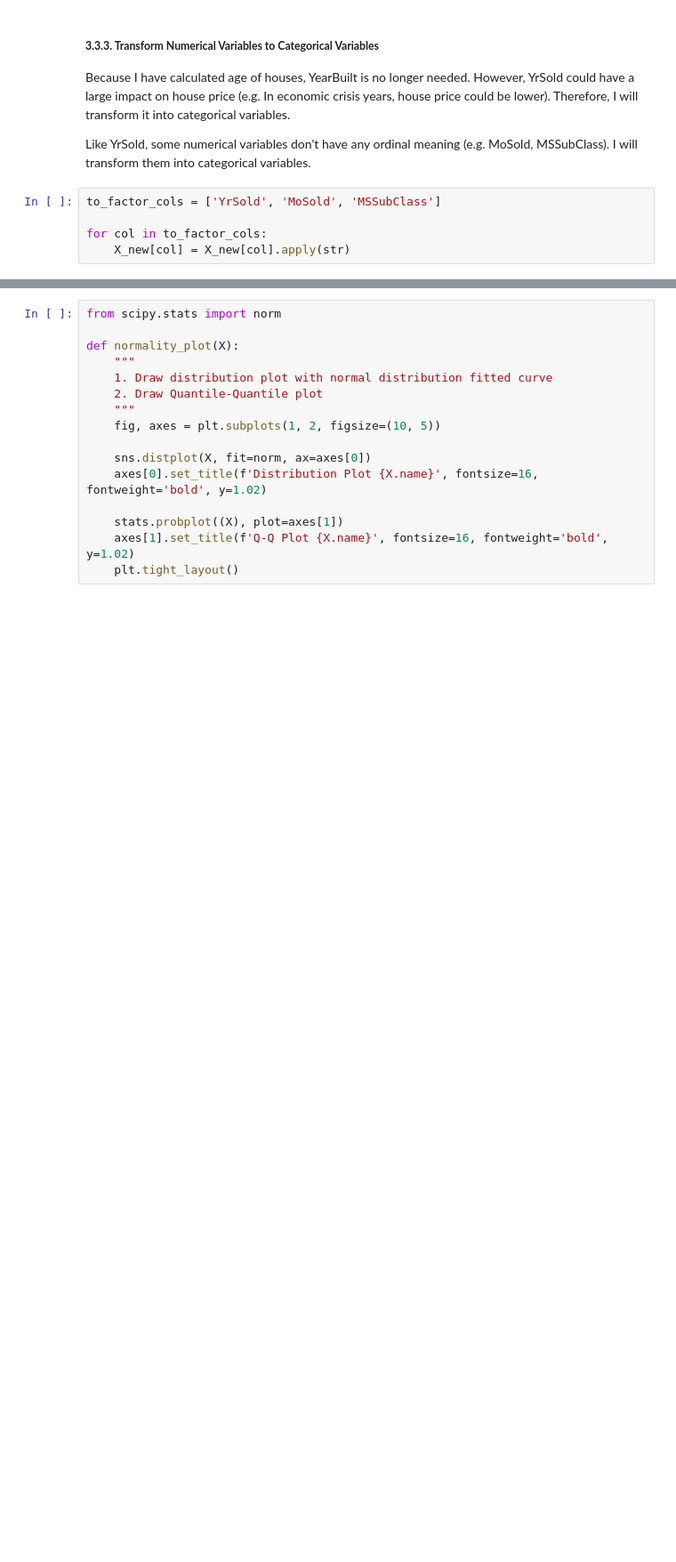
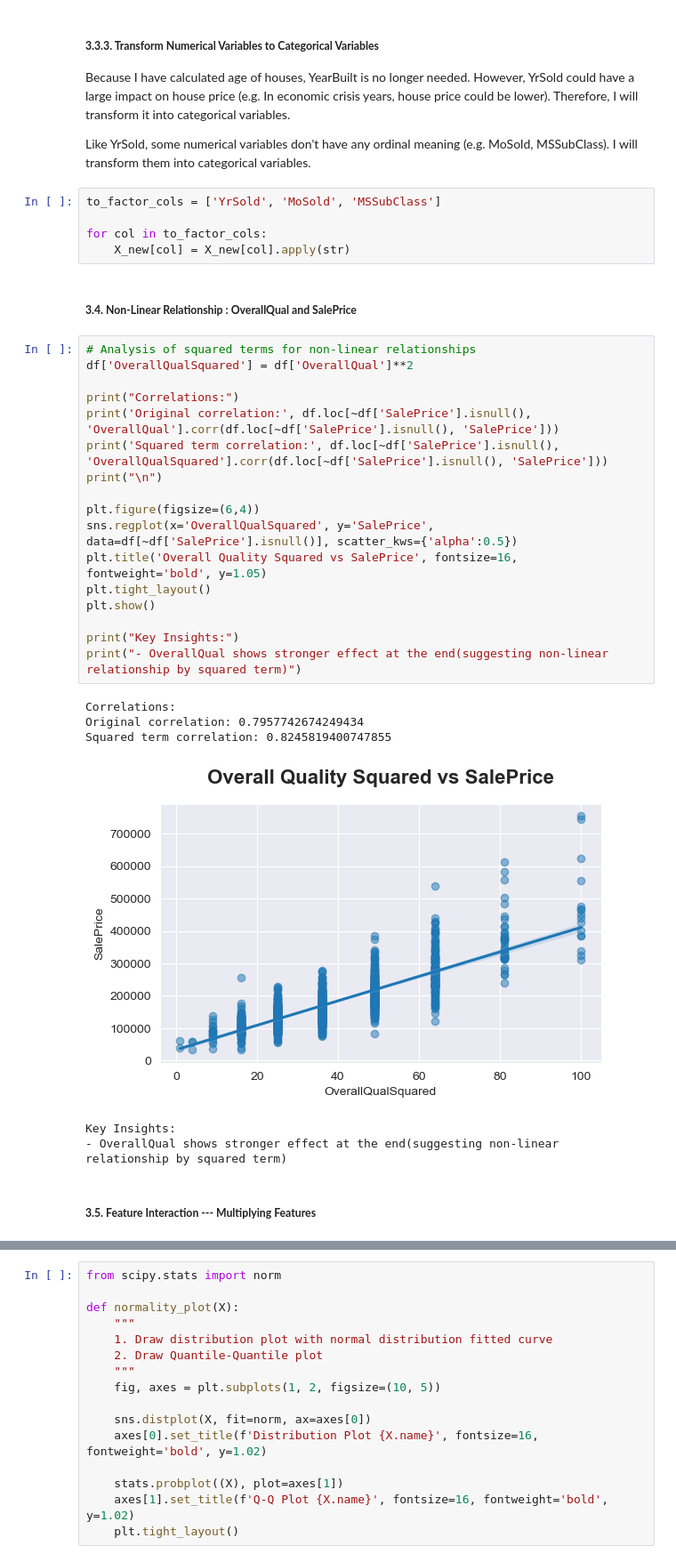
Before and after one commit to annugit1655/Real-Estate-Price-Prediction, a Jupyter notebook: Real-Estate-Price-Prediction/notebooks/house-price.ipynb, the cells around one changed output, grey strips where cells are left out. Shown at 89% size. Cells and saved outputs as stored; diff of their text form; blank space fills up the shorter version.

```diff
--- a/Real-Estate-Price-Prediction/notebooks/house-price.ipynb
+++ b/Real-Estate-Price-Prediction/notebooks/house-price.ipynb
@@ -695,4 +819,32 @@ to_factor_cols = ['YrSold', 'MoSold', 'MSSubClass']
 
 for col in to_factor_cols:
     X_new[col] = X_new[col].apply(str)
+# %% [markdown]
+##### **3.4. Non-Linear Relationship : OverallQual and SalePrice**
+# %%
+# Analysis of squared terms for non-linear relationships
+df['OverallQualSquared'] = df['OverallQual']**2
+
+print("Correlations:")
+print('Original correlation:', df.loc[~df['SalePrice'].isnull(), 'OverallQual'].corr(df.loc[~df['SalePrice'].isnull(), 'SalePrice']))
+print('Squared term correlation:', df.loc[~df['SalePrice'].isnull(), 'OverallQualSquared'].corr(df.loc[~df['SalePrice'].isnull(), 'SalePrice']))
+print("\n")
+
+plt.figure(figsize=(6,4))
+sns.regplot(x='OverallQualSquared', y='SalePrice', data=df[~df['SalePrice'].isnull()], scatter_kws={'alpha':0.5})
+plt.title('Overall Quality Squared vs SalePrice', fontsize=16, fontweight='bold', y=1.05)
+plt.tight_layout()
+plt.show()
+
+print("Key Insights:")
+print("- OverallQual shows stronger effect at the end(suggesting non-linear relationship by squared term)")
+# %% [output]
+Correlations:
+Original correlation: 0.7957742674249434
+Squared term correlation: 0.8245819400747855
+[figure, added]
+Key Insights:
+- OverallQual shows stronger effect at the end(suggesting non-linear relationship by squared term)
+# %% [markdown]
+##### **3.5. Feature Interaction --- Multiplying Features**
 # %% [markdown]
```
Also changed, not shown: parts of 10 cells of this notebook.
